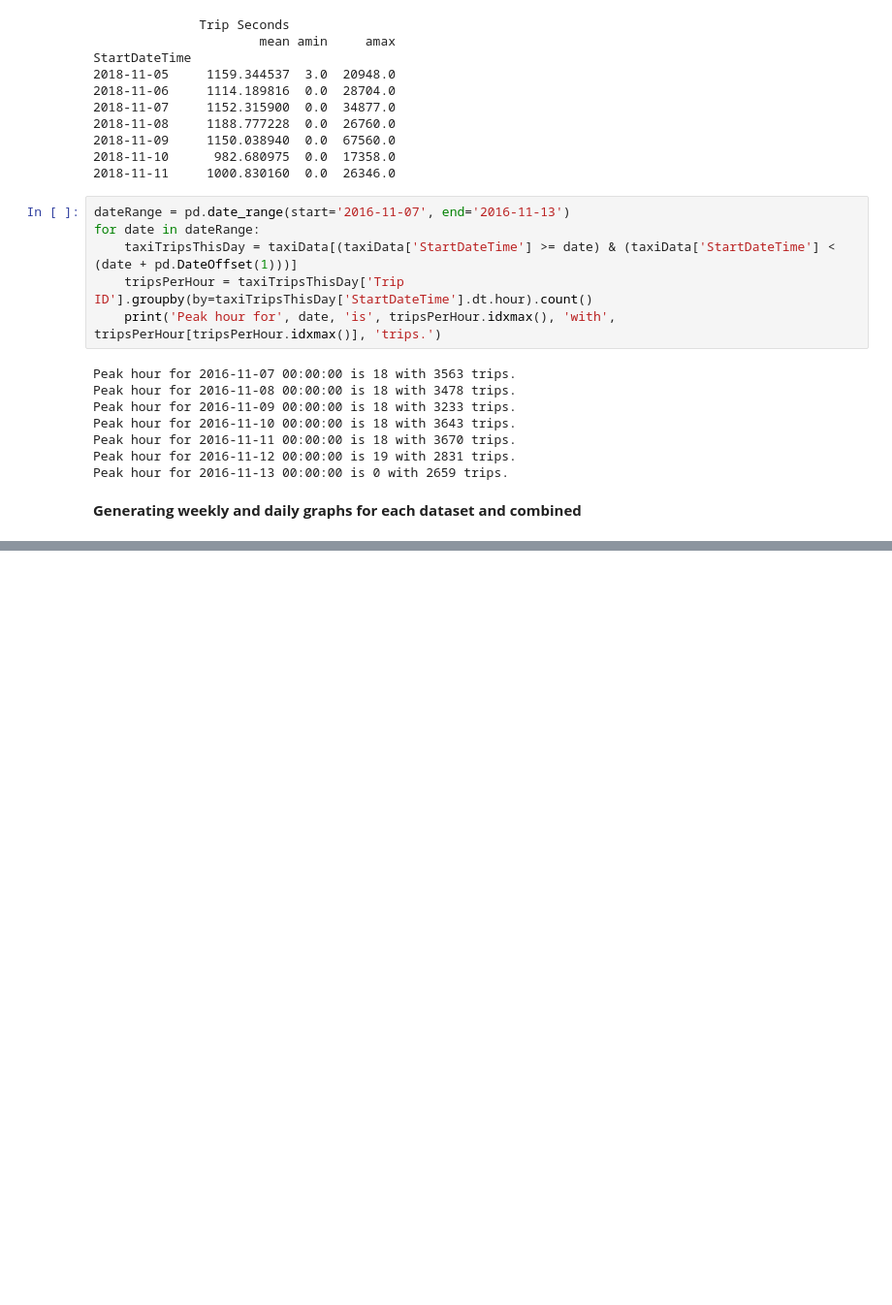
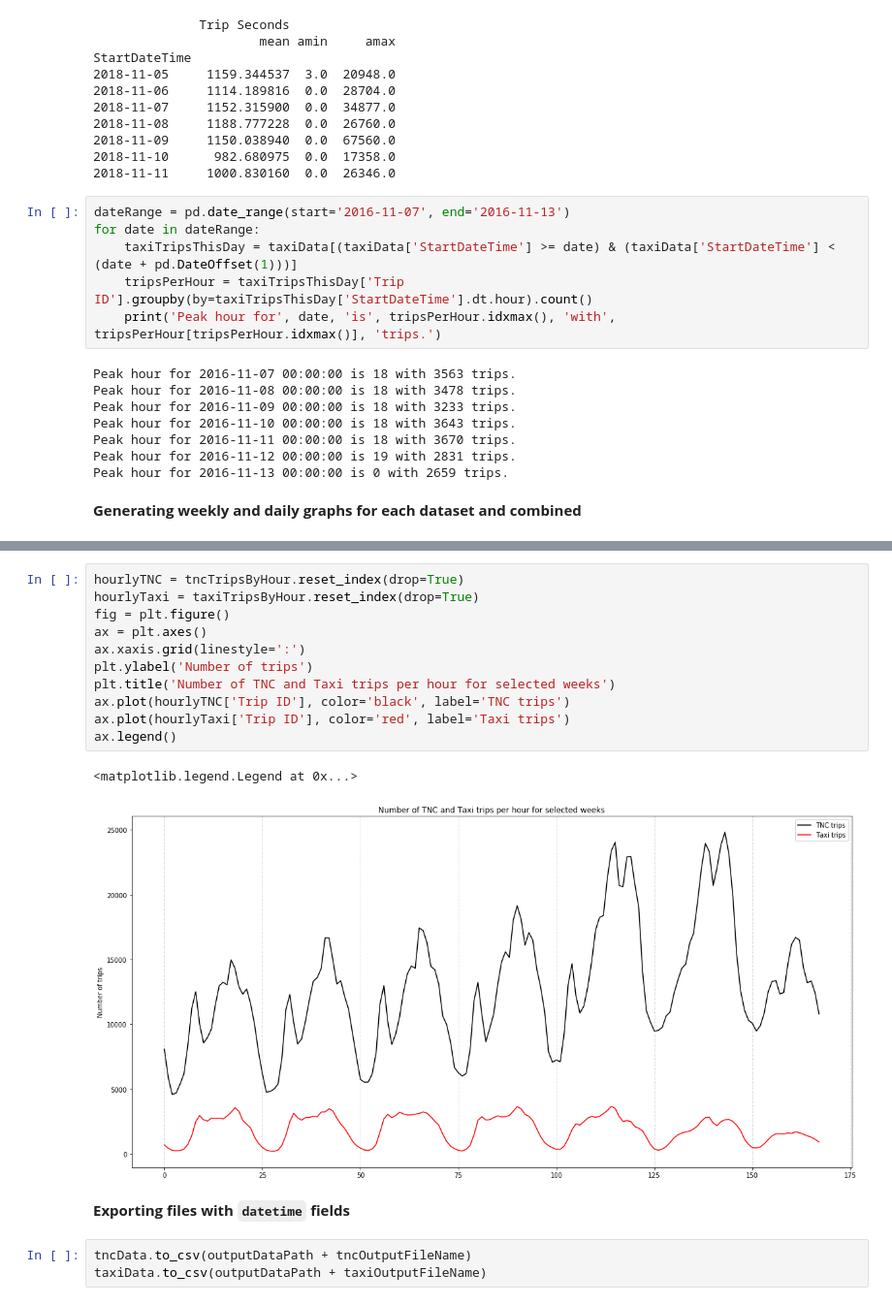
Before and after one commit to juanfrans/chicago_tnc_vs_taxis, a Jupyter notebook: 02_GeneratingSummaryTablesGraphs/src/01_GeneratingSummaryTablesGraphs.ipynb, the cells around one changed output, grey strips where cells are left out. Shown at 97% size. Cells and saved outputs as stored; diff of their text form; blank space fills up the shorter version.

```diff
--- a/02_GeneratingSummaryTablesGraphs/src/01_GeneratingSummaryTablesGraphs.ipynb
+++ b/02_GeneratingSummaryTablesGraphs/src/01_GeneratingSummaryTablesGraphs.ipynb
@@ -531,0 +533,19 @@ ax.plot(tncTripsByHour['Trip ID'], color='black')
+# %%
+hourlyTNC = tncTripsByHour.reset_index(drop=True)
+hourlyTaxi = taxiTripsByHour.reset_index(drop=True)
+fig = plt.figure()
+ax = plt.axes()
+ax.xaxis.grid(linestyle=':')
+plt.ylabel('Number of trips')
+plt.title('Number of TNC and Taxi trips per hour for selected weeks')
+ax.plot(hourlyTNC['Trip ID'], color='black', label='TNC trips')
+ax.plot(hourlyTaxi['Trip ID'], color='red', label='Taxi trips')
+ax.legend()
+# %% [output]
+<matplotlib.legend.Legend at 0x...>
+[figure, added]
+# %% [markdown]
+**Exporting files with `datetime` fields**
+# %%
+tncData.to_csv(outputDataPath + tncOutputFileName)
+taxiData.to_csv(outputDataPath + taxiOutputFileName)
```
Also changed, not shown: parts of 4 cells of this notebook, 1 other file.
